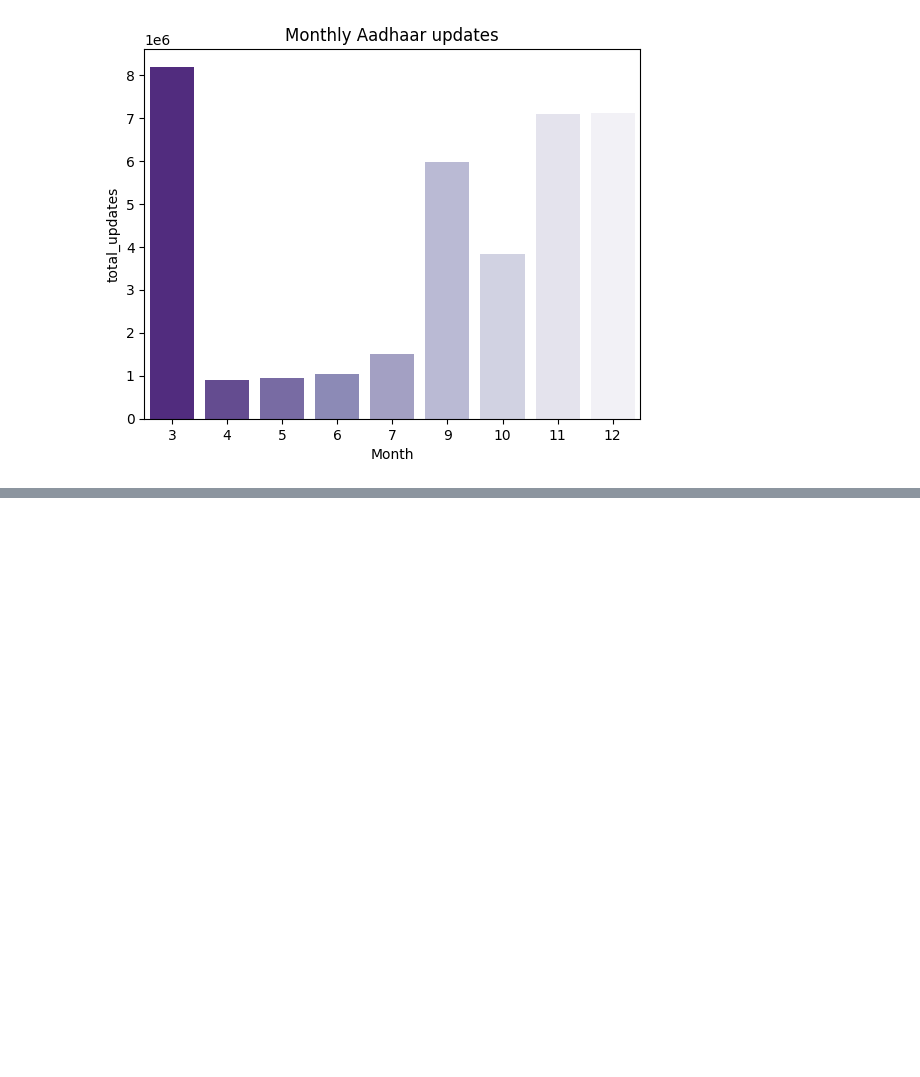
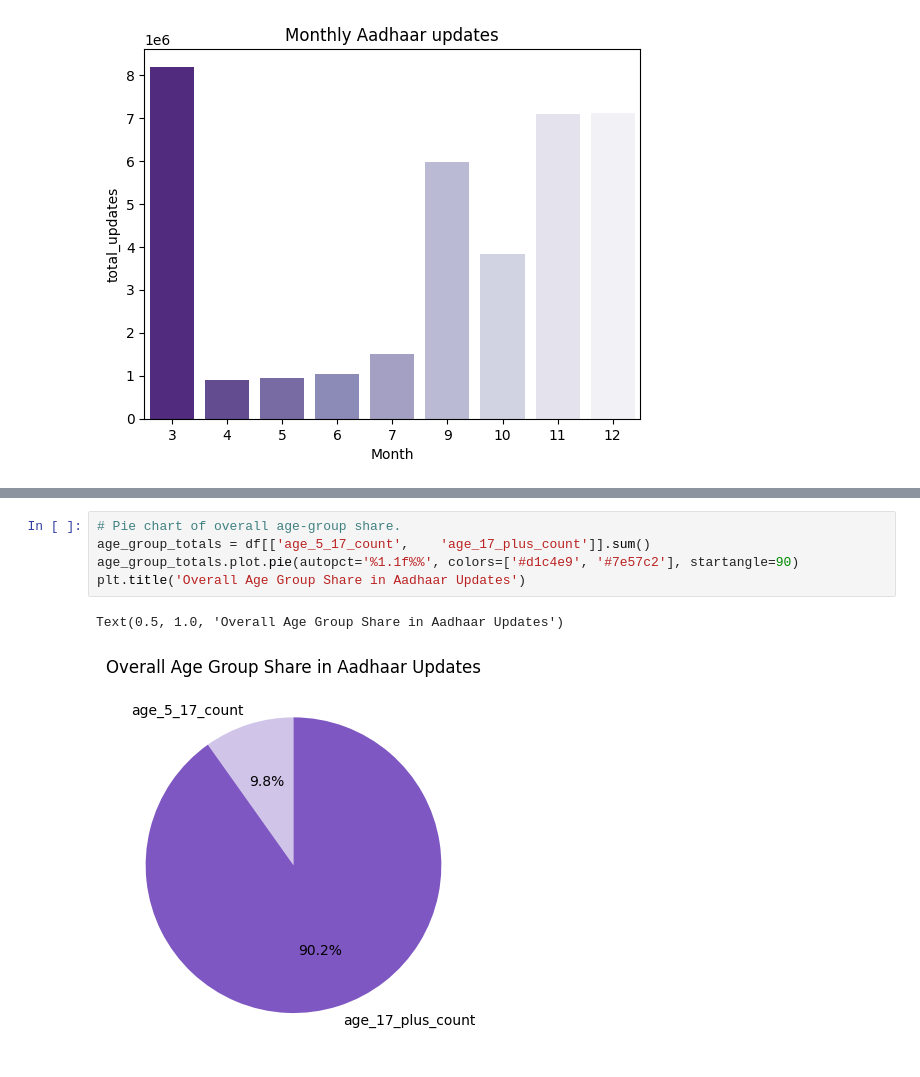
Before and after one commit to Mahii0107/aadhaar-analysis, a Jupyter notebook: Demographic.ipynb, the cells around one changed output, grey strips where cells are left out. Drawn from its saved outputs; the diff is of its cells as text; blank space fills up the shorter version.

```diff
--- a/Demographic.ipynb
+++ b/Demographic.ipynb
@@ -331,0 +530,8 @@ Text(0.5, 0, 'Month')
+# %%
+# Pie chart of overall age-group share.
+age_group_totals = df[['age_5_17_count',	'age_17_plus_count']].sum()
+age_group_totals.plot.pie(autopct='%1.1f%%', colors=['#d1c4e9', '#7e57c2'], startangle=90)
+plt.title('Overall Age Group Share in Aadhaar Updates')
+# %% [output]
+Text(0.5, 1.0, 'Overall Age Group Share in Aadhaar Updates')
+[figure, added]
```
Also changed, not shown: parts of 21 cells of this notebook.
